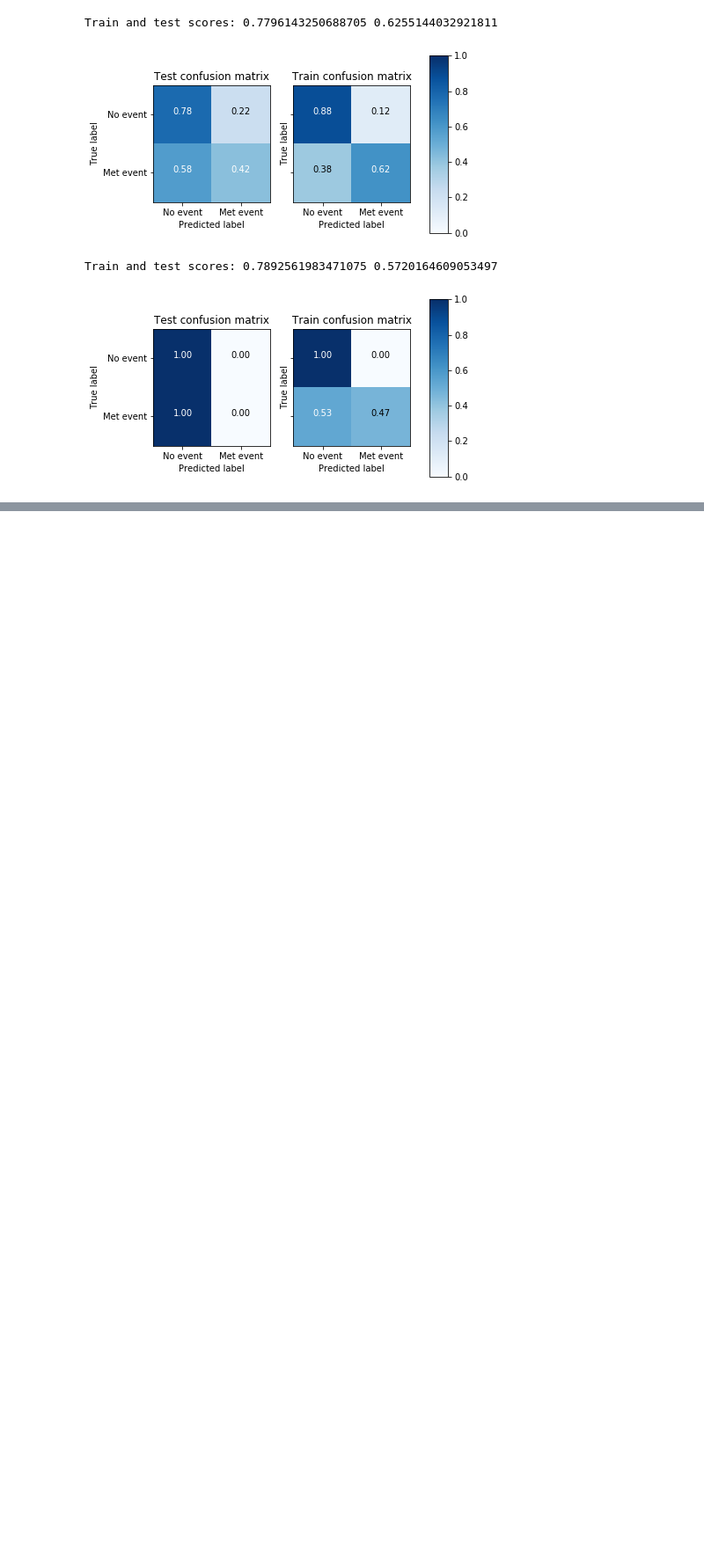
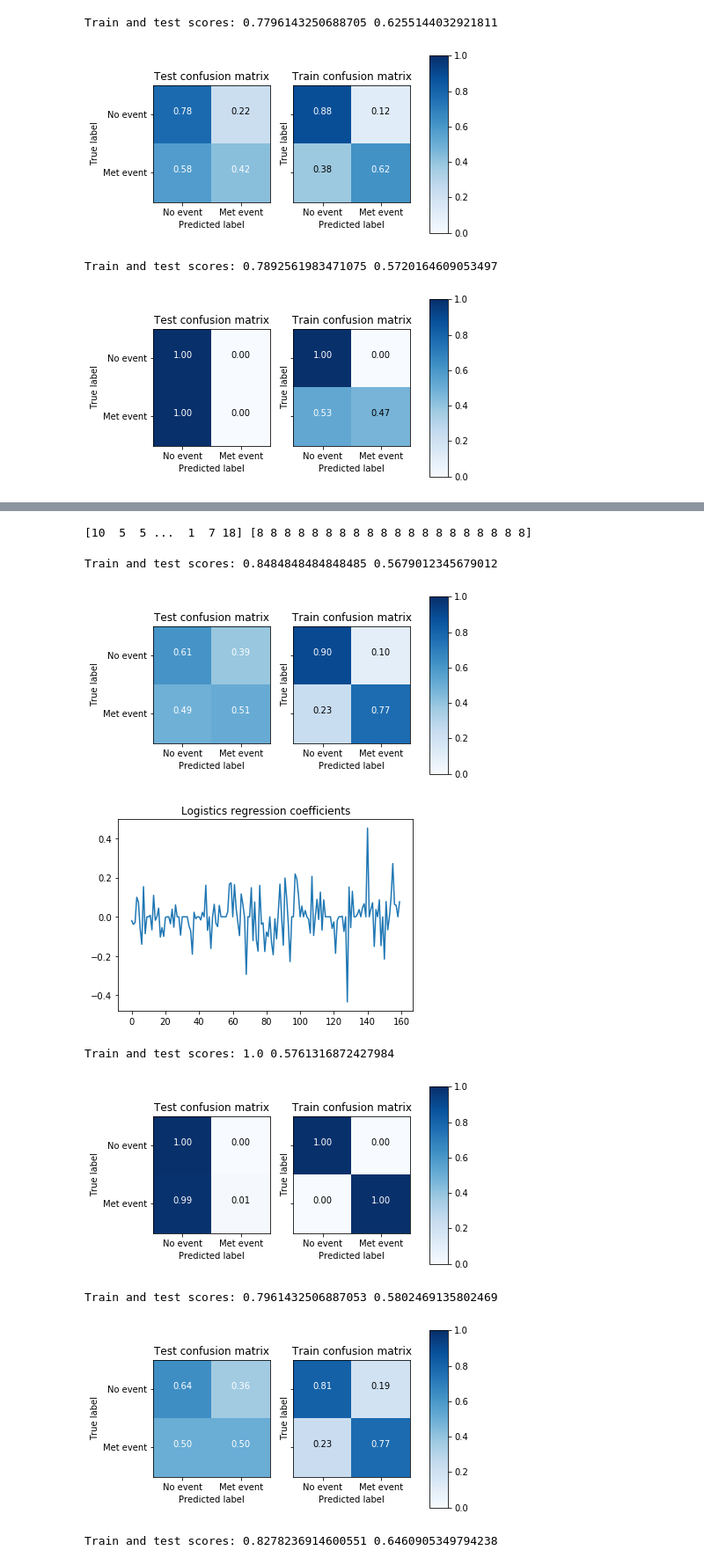
Before and after one commit to sjwilczynski/geneExpr, a Jupyter notebook: Exploration.ipynb, the cells around one changed output, grey strips where cells are left out. Shown at 88% size. Drawn from its saved outputs; the diff is of its cells as text; code cells hidden in the pictures; blank space fills up the shorter version.

```diff
--- a/Exploration.ipynb
+++ b/Exploration.ipynb
@@ -45,9 +22,0 @@ def plot_confusion_matrix(axis, cm, classes,
-# %%
-def load_file(name):
-    return np.genfromtxt(name, delimiter=",", skip_header=1)
-def load_train_and_test_parts():
-    X_train = load_file("data/microarray_train.csv")
-    X_test = load_file("data/microarray_test.csv")
-    y_train = load_file("data/labels_train.csv")
-    y_test = load_file("data/labels_test.csv")
-    return X_train, X_test, y_train, y_test
@@ -187,0 +116,20 @@ Train and test scores: 0.7892561983471075 0.5720164609053497
+# %%
+segmentation = mlcc_results[max_index][0]
+dimensionalities = mlcc_results[max_index][2]
+print(segmentation, dimensionalities)
+
+X_mlcc_train = apply_mlcc_dim_reduction(X_std_train, segmentation, dimensionalities)
+X_mlcc_test = apply_mlcc_dim_reduction(X_std_test, segmentation, dimensionalities)
+# %% [output]
+[10  5  5 ...  1  7 18] [8 8 8 8 8 8 8 8 8 8 8 8 8 8 8 8 8 8 8 8]
+# %%
+(clf_logit, clf_svm, clf_tree, clf_forest) = fit_models(X_mlcc_train, y_train, X_mlcc_test, y_test)
+# %% [output]
+Train and test scores: 0.8484848484848485 0.5679012345679012
+[figure, added]
+[figure, added]
+Train and test scores: 1.0 0.5761316872427984
+[figure, added]
+Train and test scores: 0.7961432506887053 0.5802469135802469
+[figure, added]
+Train and test scores: 0.8278236914600551 0.6460905349794238
```
Also changed, not shown: parts of 11 cells of this notebook, 4 other files.
